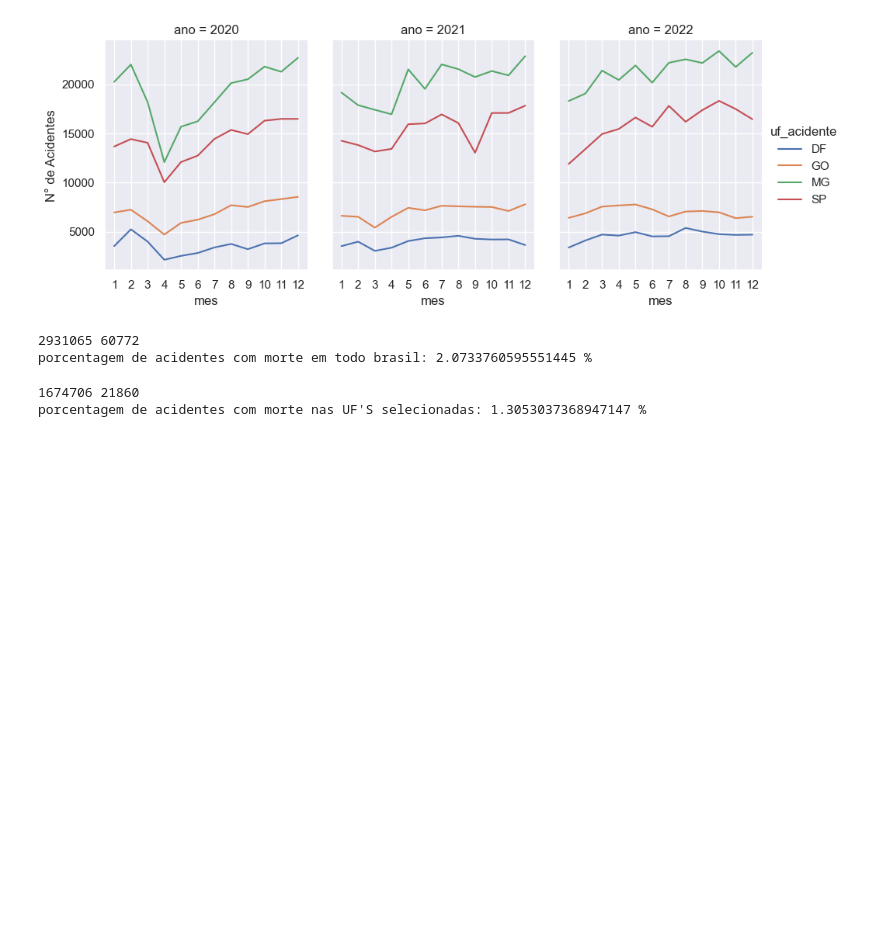
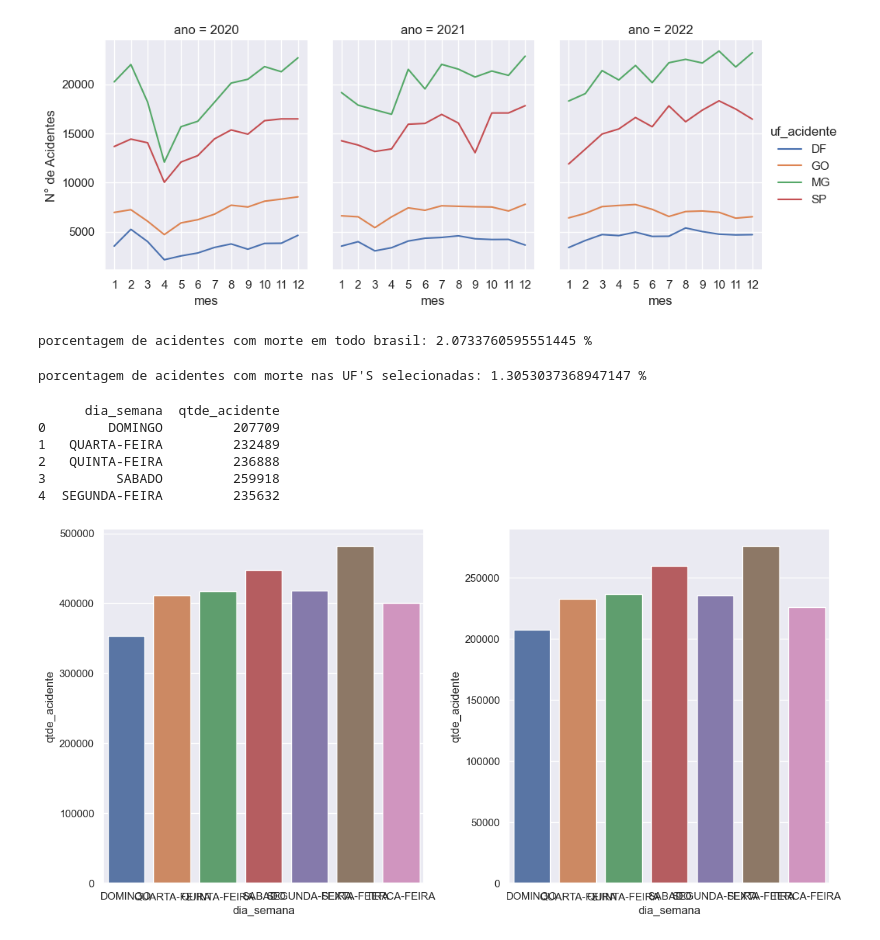
Before and after one commit to ciromoraesr/ProjetoAnaliseAcidentes, a Jupyter notebook: acidentesjupy.ipynb, the cells around one changed output. Saved outputs shown, nothing was run; the diff lists cells and outputs as text; code cells hidden in the pictures; blank space fills up the shorter version.

```diff
--- a/acidentesjupy.ipynb
+++ b/acidentesjupy.ipynb
@@ -13,6 +13,15 @@ import seaborn as sns
 import warnings
 warnings.filterwarnings('ignore')
 datag = pd.read_csv('acidentes.csv', delimiter = ';', low_memory = False)
+# %%
+datag = datag.reset_index(drop = True)
+for i in range(len(datag['dia_semana'])):
+    for j in range(len(datag['dia_semana'][i])):
+        if (datag['dia_semana'][i][j] == '-'):
+            datag['dia_semana'][i] = datag['dia_semana'][i][0:j]
+            break
+
+print(datag['dia_semana'].head())
 # %% [markdown]
 Após lermos o arquivo CSV baixado no link, escolheremos os estados que serão utilizados como comparativo, já que é uma atividade extensa e pouco produtiva comparar <br>
 todos os estados do Brasil.
@@ -26,7 +35,8 @@ Aqui também decidi por eliminar algumas colunas que não serão de grande utili
 estados = ['DF', 'SP', 'MG', 'GO']
 filtered = datag[datag['uf_acidente'].isin(estados)]
 
-columns_to_drop = ['ind_guardrail', 'ind_acostamento', 'lim_velocidade','bairro_acidente','end_acidente','cep_acidente', 'tp_pavimento','tp_acidente', 'tp_cruzamento', 'chv_localidade']
+
+columns_to_drop = ['latitude_acidente','longitude_acidente','ind_guardrail', 'ind_acostamento', 'lim_velocidade','bairro_acidente','end_acidente','cep_acidente', 'tp_pavimento','tp_acidente', 'tp_cruzamento', 'chv_localidade']
 
 filtered = filtered.drop(columns=columns_to_drop)
 datag = datag.drop(columns = columns_to_drop)
@@ -120,16 +152,32 @@ plt.show()
 x = (datag['qtde_acidente'].sum())
 y = (datag['qtde_acid_com_obitos'].sum())
 
-print(x,y)
 print("porcentagem de acidentes com morte em todo brasil:", 100*(y/x),'%')
 # %% [output]
-2931065 60772
 porcentagem de acidentes com morte em todo brasil: 2.0733760595551445 %
 # %%
 x = filtered['qtde_acidente'].sum()
 y = filtered['qtde_acid_com_obitos'].sum()
-print(x,y)
+
 print("porcentagem de acidentes com morte nas UF'S selecionadas:", 100*(y/x),'%')
 # %% [output]
-1674706 21860
 porcentagem de acidentes com morte nas UF'S selecionadas: 1.3053037368947147 %
+# %%
+byday1 = filtered.groupby('dia_semana')['qtde_acidente'].sum().reset_index()
+
+byday2 = datag.groupby('dia_semana')['qtde_acidente'].sum().reset_index()
+fig, axes = plt.subplots(nrows = 1, ncols = 2, figsize = (12,6))
+
+sns.barplot(x = 'dia_semana', y = 'qtde_acidente', data = byday2, ax = axes[0])
+
+sns.barplot(x = 'dia_semana', y = 'qtde_acidente', data = byday1, ax = axes[1])
+plt.tight_layout()
+plt.show()
+# %% [output]
+      dia_semana  qtde_acidente
+0        DOMINGO         207709
+1   QUARTA-FEIRA         232489
+2   QUINTA-FEIRA         236888
+3         SABADO         259918
+4  SEGUNDA-FEIRA         235632
+[figure, added]
```
Also changed, not shown: parts of 3 cells of this notebook.
